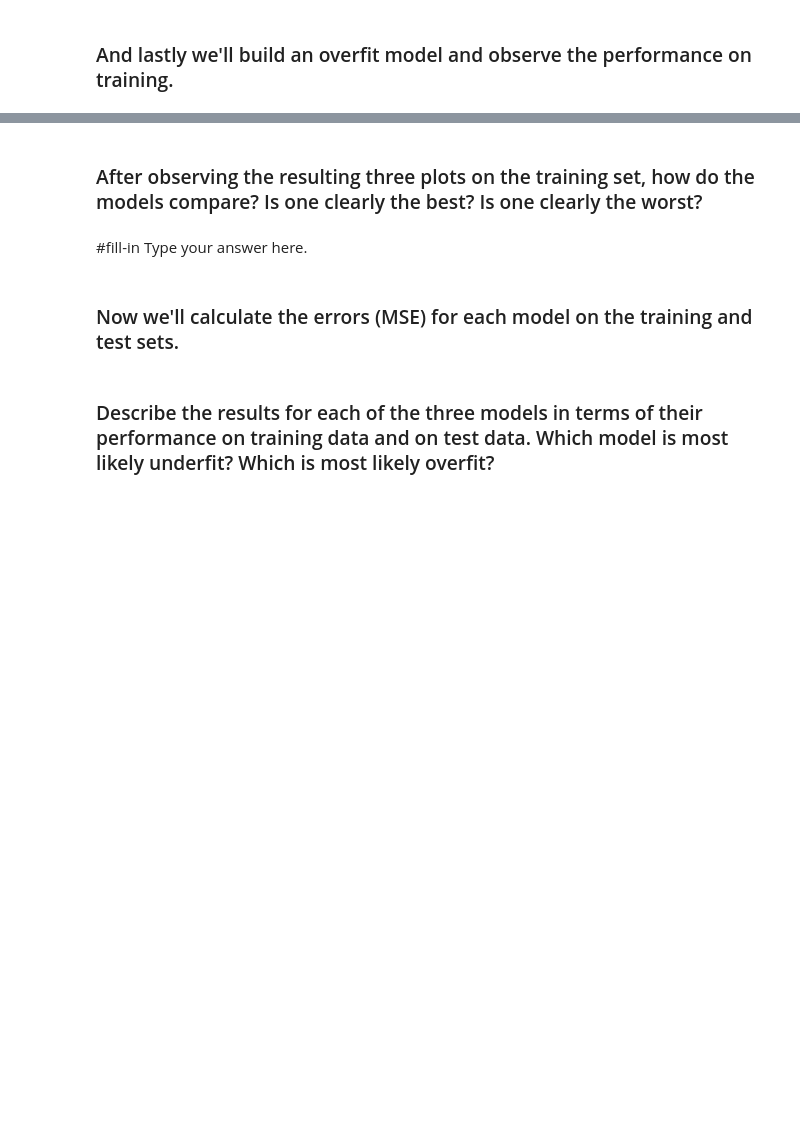
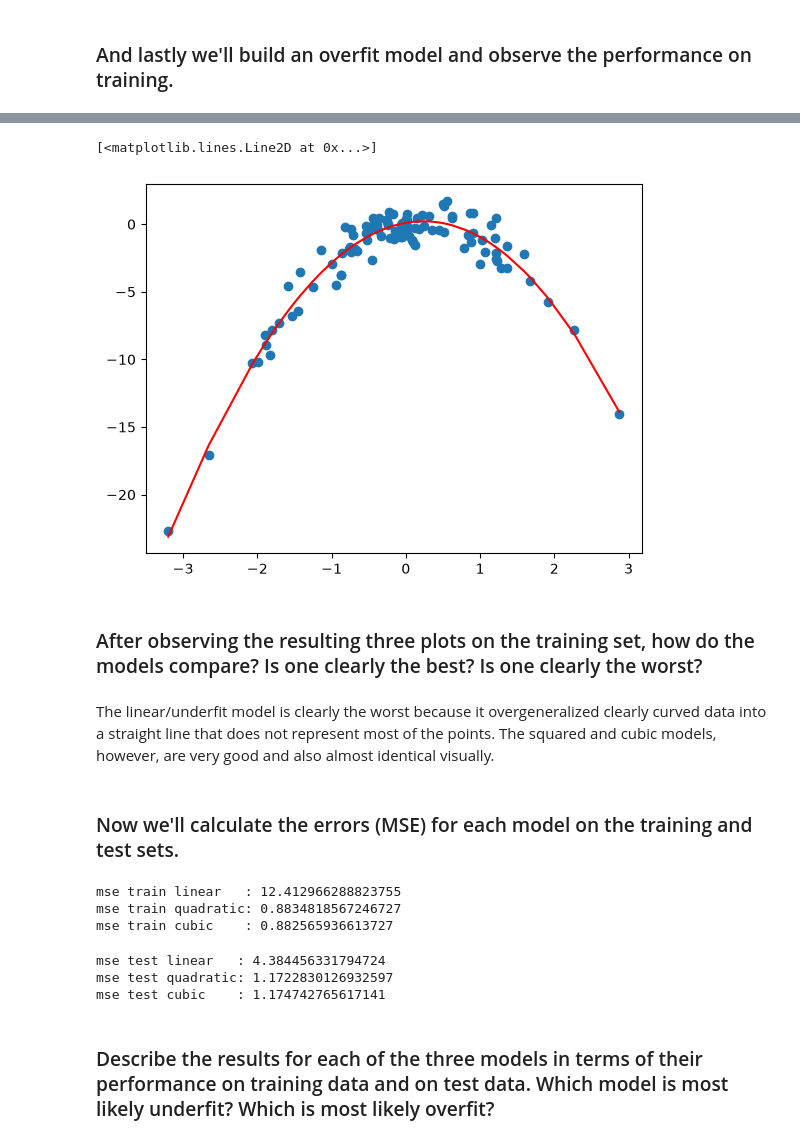
Before and after one commit to mikaylr/code_2600, a Jupyter notebook: mod02_trainingsplit.ipynb, the cells around one changed output, grey strips where cells are left out. Saved outputs shown, nothing was run; the diff lists cells and outputs as text; code cells hidden in the pictures; blank space fills up the shorter version.

```diff
--- a/mod02_trainingsplit.ipynb
+++ b/mod02_trainingsplit.ipynb
@@ -143,6 +143,6 @@ ax.plot(linear['x'],linear['pred_lin'], color='orange')
 ### And lastly we'll build an overfit model and observe the performance on training.
 # %%
 # Fit a cubic model
-model_cubic = #fill-in
-results_cubic = #fill-in
+model_cubic = sm.OLS(y_train, x_train[['intercept','x', 'x_sq', 'x_cu']])
+results_cubic = model_cubic.fit()
 summarize(results_cubic)
@@ -149,17 +155,19 @@ summarize(results_cubic)
 # %%
 # Get predictions
-x_train['pred_cu'] = #fill-in
+x_train['pred_cu'] = predict(x_train[['intercept', 'x', 'x_sq', 'x_cu']], results_cubic)
 # %%
 # Plot predictions as solid *red* line
 fig, ax = plt.subplots()
 ax.scatter(x_train['x'],y_train)
-cubic = #fill-in
-ax.plot( #fill-in
+cubic = x_train[['x','pred_cu']].sort_values('x')
+ax.plot(cubic['x'],cubic['pred_cu'], color='red')
+# %% [output]
+[<matplotlib.lines.Line2D at 0x...>]
+[figure, added]
 # %% [markdown]
 ### After observing the resulting three plots on the training set, how do the models compare? Is one clearly the best? Is one clearly the worst?
 # %% [markdown]
-#fill-in
-Type your answer here.
+The linear/underfit model is clearly the worst because it overgeneralized clearly curved data into a straight line that does not represent most of the points. The squared and cubic models, however, are very good and also almost identical visually.
 # %% [markdown]
 ### Now we'll calculate the errors (MSE) for each model on the training and test sets.
 # %%
@@ -171,15 +179,23 @@ predictions_cubic_train = predict(x_train[['intercept', 'x', 'x_sq', 'x_cu']], r
 print('mse train linear   :',mse(y_train, predictions_lin_train))
 print('mse train quadratic:',mse(y_train, predictions_quad_train))
 print('mse train cubic    :',mse(y_train, predictions_cubic_train))
+# %% [output]
+mse train linear   : 12.412966288823755
+mse train quadratic: 0.8834818567246727
+mse train cubic    : 0.882565936613727
 # %%
 # Calculate the MSE on the test set for each model
-predictions_lin_test = #fill-in
-predictions_quad_test = #fill-in
-predictions_cubic_test = #fill-in
+predictions_lin_test = predict(x_test[['intercept', 'x']], results_lin)
+predictions_quad_test = predict(x_test[['intercept', 'x', 'x_sq']], results_quad)
+predictions_cubic_test = predict(x_test[['intercept', 'x', 'x_sq', 'x_cu']], results_cubic)
 
 print('mse test linear   :',mse(y_test, predictions_lin_test))
 print('mse test quadratic:',mse(y_test, predictions_quad_test))
 print('mse test cubic    :',mse(y_test, predictions_cubic_test))
+# %% [output]
+mse test linear   : 4.384456331794724
+mse test quadratic: 1.1722830126932597
+mse test cubic    : 1.174742765617141
 # %% [markdown]
 ### Describe the results for each of the three models in terms of their performance on training data and on test data. Which model is most likely underfit? Which is most likely overfit?
 # %% [markdown]
```
Also changed, not shown: parts of 2 cells of this notebook.
